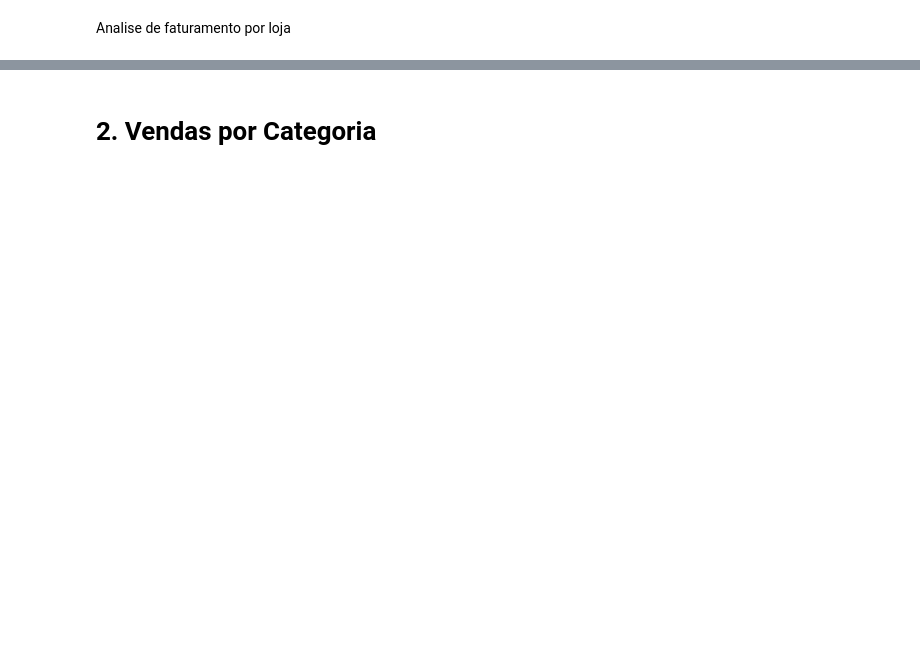
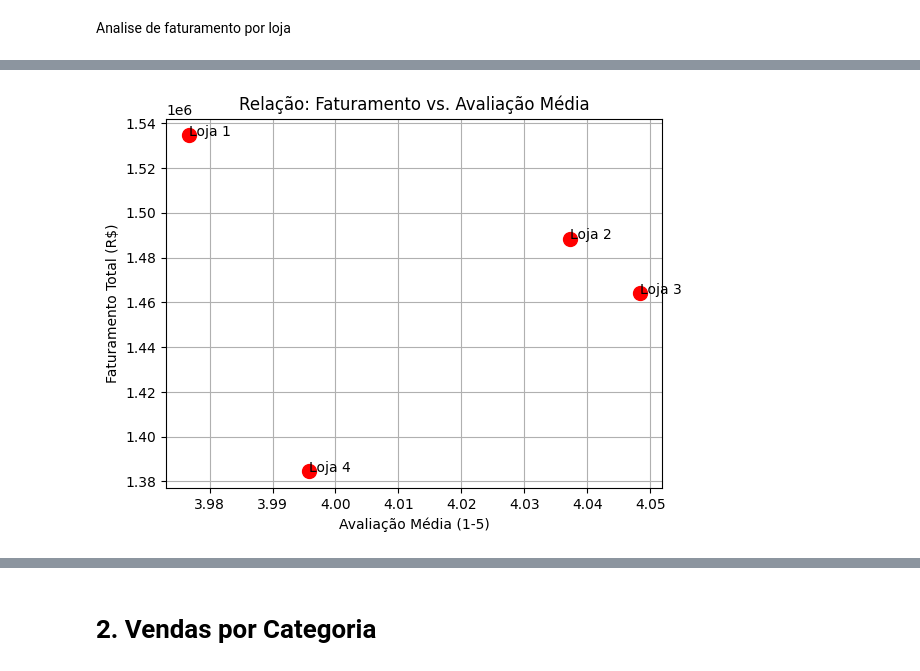
Before and after one commit to GeisilaCosta/AluraStore, a Jupyter notebook: AluraStoreBr.ipynb, the cells around one changed output, grey strips where cells are left out. Drawn from its saved outputs; the diff is of its cells as text; code cells hidden in the pictures; blank space fills up the shorter version.

```diff
--- a/AluraStoreBr.ipynb
+++ b/AluraStoreBr.ipynb
@@ -161,0 +182,4 @@ print(f"\nFaturamento total geral: R$ {total_geral:,.2f}".replace(",", "X").repl
+# %%
+for df, nome in zip([loja, loja2, loja3, loja4], ['Loja 1', 'Loja 2', 'Loja 3', 'Loja 4']):
+    print(f"\n{nome}:")
+    print(df.groupby('Categoria do Produto')['Preço'].sum().sort_values(ascending=False))
@@ -161,0 +204,15 @@ print(f"\nFaturamento total geral: R$ {total_geral:,.2f}".replace(",", "X").repl
+# %%
+# Calcular avaliação média por loja
+df_faturamento['Avaliação Média'] = [df['Avaliação da compra'].mean() for df in [loja, loja2, loja3, loja4]]
+
+# Gráfico de dispersão
+plt.scatter(df_faturamento['Avaliação Média'], df_faturamento['Faturamento Total'], c='red', s=100)
+plt.title('Relação: Faturamento vs. Avaliação Média')
+plt.xlabel('Avaliação Média (1-5)')
+plt.ylabel('Faturamento Total (R$)')
+for i, txt in enumerate(df_faturamento['Loja']):
+    plt.annotate(txt, (df_faturamento['Avaliação Média'][i], df_faturamento['Faturamento Total'][i]))
+plt.grid()
+plt.show()
+# %% [output]
+[figure, added]
```
Also changed, not shown: parts of 46 cells of this notebook.
